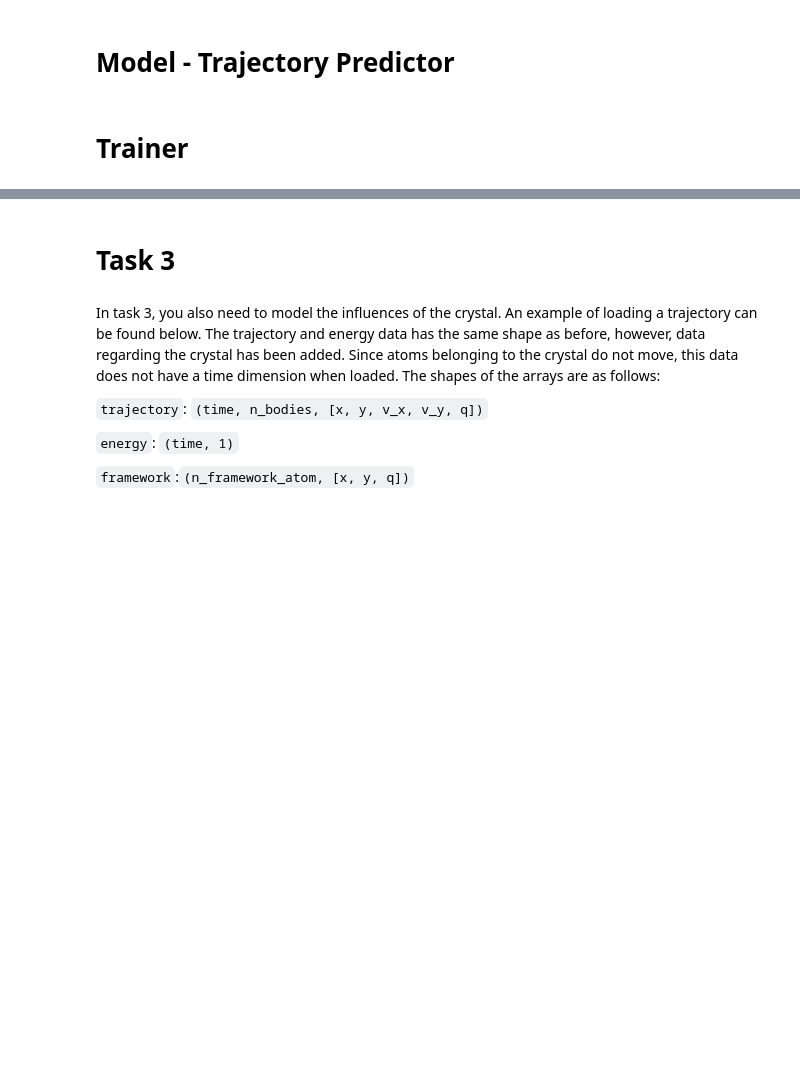
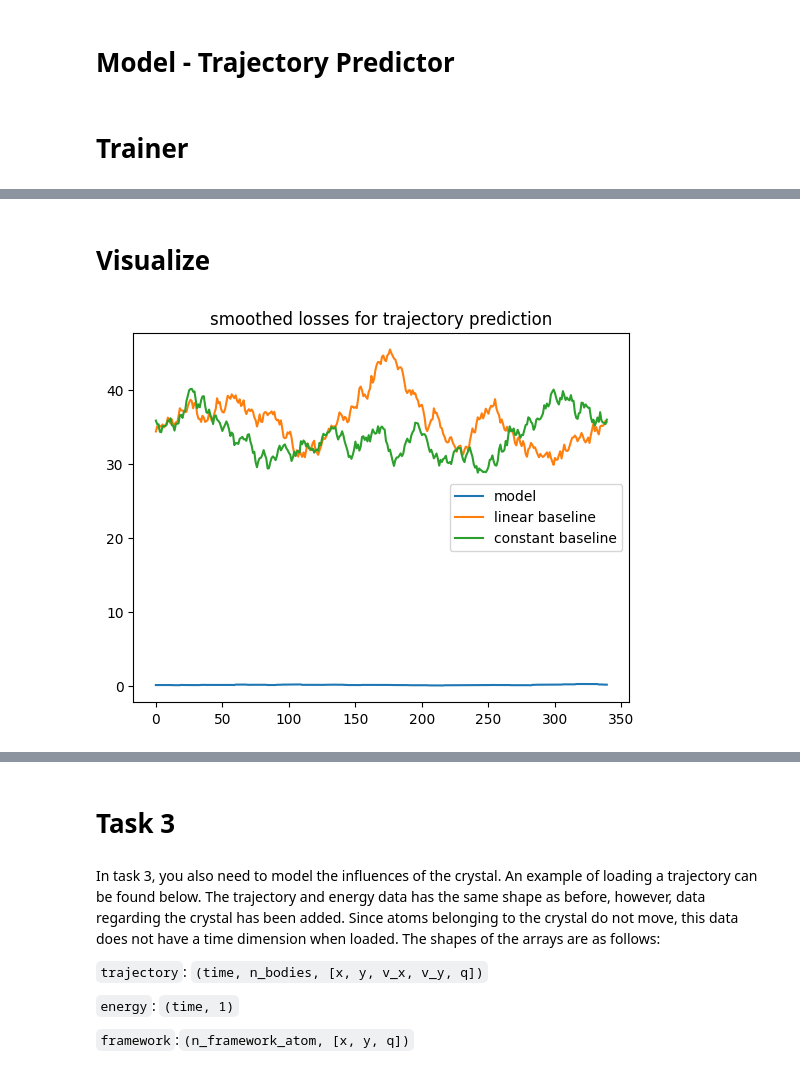
Before and after one commit to DmytroMudragel/CharacterRecognitionDeepLearning, a Jupyter notebook: Assignment2/A2-skeleton.ipynb, the cells around one changed output, grey strips where cells are left out. Saved outputs shown, nothing was run; the diff lists cells and outputs as text; code cells hidden in the pictures; blank space fills up the shorter version.

Commit message:
visualizations task2

```diff
--- a/Assignment2/A2-skeleton.ipynb
+++ b/Assignment2/A2-skeleton.ipynb
@@ -300,8 +320,8 @@ test_task1 = TrajectoryDataset(train=False)
 torch.Size([3587, 40, 5])
 torch.Size([390, 40, 5])
 # %%
-train_dataloader = DataLoader(dataset=train_task1, batch_size=1)
-test_dataloader = DataLoader(dataset=test_task1, batch_size=1)
+train_dataloader = DataLoader(dataset=train_task2, batch_size=1)
+test_dataloader = DataLoader(dataset=test_task2, batch_size=1)
 for idx, (y_true, trajectory_batch) in enumerate(train_dataloader):
     print(idx, y_true, trajectory_batch)
     break
@@ -325,18 +345,35 @@ for idx, (y_true, trajectory_batch) in enumerate(train_dataloader):
          [ 2.6242e+00,  7.0498e+00,  6.8390e-01, -2.0846e-02, -1.0000e+00]]])
 # %% [markdown]
 # Model - Trajectory Predictor
+# %%
+def shortest_distance(x1, x2):
+    x1 = x1%20
+    x2 = x2%20
+    return min(abs(x1-x2), abs((x1-20)-x2), abs(x1-(x2-20)), abs((x1-20)-(x2-20)))
+# print(shortest_distance(5, 19))
+def particle_loss(output, target):
+    if (len(output) != 5 or len(target) != 5):
+        raise Exception("Loss - input size does not math. Got: ", len(output), ", ", len(target))
+
+    return (shortest_distance(output[0], target[0])**2 + shortest_distance(output[1], target[1])**2 + (output[2]-target[2])**2 +(output[3]-target[3])**2 + (output[4]-target[4])**2)/5
+def batch_loss(output, target):
+    total_loss = 0
+    for i in range(len(output)):
+        total_loss += particle_loss(output[i], target[i])
+    return total_loss / len(output)
 # %%
 class TrajectoryPredictor(nn.Module):
     def __init__(self, input_size=5, hidden_dim=32):
         super(TrajectoryPredictor, self).__init__()
         self.rnn = nn.LSTM(input_size, hidden_dim, 2, batch_first=True)
         self.fc = nn.Linear(hidden_dim, input_size)
-        self.criterion = nn.MSELoss()
+        self.criterion = batch_loss
         self.optimizer = torch.optim.Adam(self.parameters())
 
     def forward(self, steps, hidden_state=None):
         out, hidden_state = self.rnn(steps, hidden_state)
         out = self.fc(out)
+        # print("out", out[:,:2].shape)
         # last_timestep = out[:,-1] # Only keep the last output (that output is based on all the particles in the trajectory combined, instead of a subset thereof)
         return out, hidden_state
 model = TrajectoryPredictor().to(device)
@@ -465,0 +529,23 @@ pred: tensor([ 1.6901, 13.2758]), y_true: tensor([ 0.8467, 17.4095])
+# %%
+losses_linear_baseline = evaluater.linear_baseline()
+losses_constant_baseline = evaluater.constant_baseline()
+losses_model = evaluater.evaluate()
+# %% [markdown]
+# Visualize
+# %%
+def smooth_losses(losses, sliding_window=50, jumping=False):
+    result = []
+    for i in range(len(losses)-sliding_window):
+        result.append(np.array(losses[i:i+sliding_window]).mean())
+    return result
+
+def plot_losses(losses):
+    for loss in losses:
+        plt.plot(range(len(loss[-1])), loss[-1], label=loss[0])
+    plt.title("smoothed losses for trajectory prediction")
+    plt.legend()
+    plt.show()
+
+plot_losses([["model", smooth_losses(losses_model)], ["linear baseline", smooth_losses(losses_linear_baseline)], ["constant baseline", smooth_losses(losses_constant_baseline)]])
+# %% [output]
+[figure, added]
```
Also changed, not shown: parts of 9 cells of this notebook.
